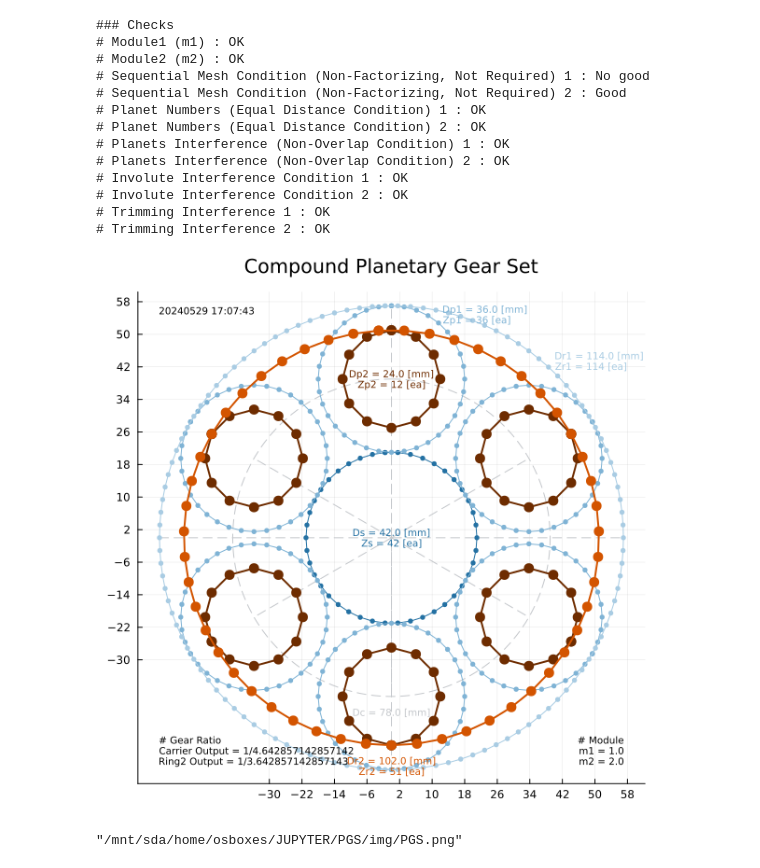
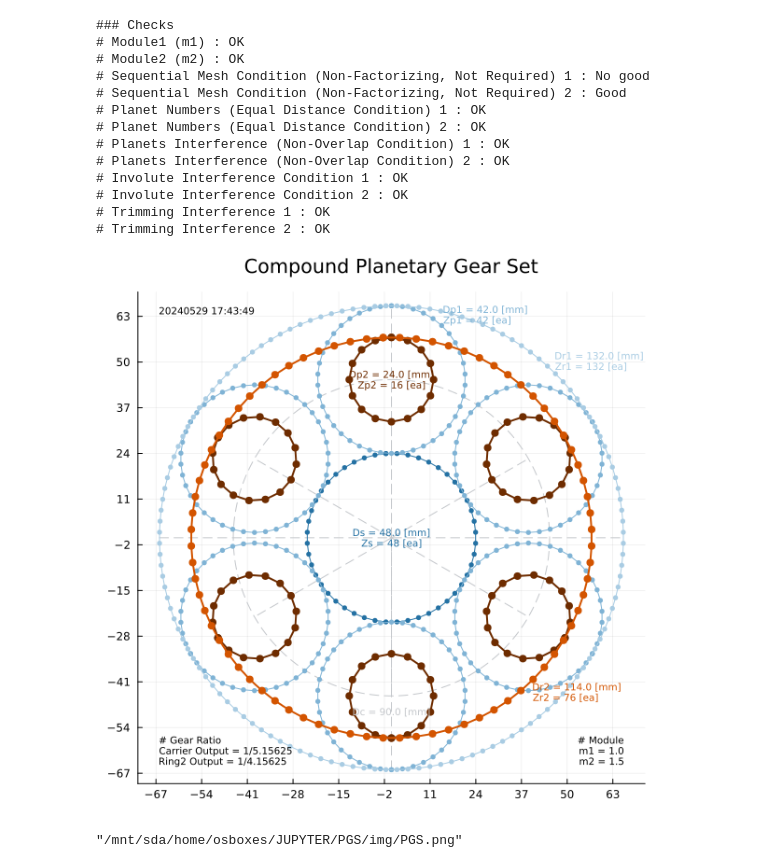
Before and after one commit to dymaxionkim/PGS, a Jupyter notebook: PGS.ipynb, the cells around one changed output. Drawn from its saved outputs; the diff is of its cells as text; code cells hidden in the pictures.

Commit message:
Debug on ticks

```diff
--- a/PGS.ipynb
+++ b/PGS.ipynb
@@ -7,10 +7,10 @@
 TYPE = 1; # Flag of type for Compound/Simple : 1 or 0
 alpha = 20.0; # Pressure Angle [deg]
 m1 = 1.0; # Module1
-m2 = 2.0; # Module2 (No need for Compound)
+m2 = 1.5; # Module2 (No need for Compound)
 Np = 6;  # Planets Number
-Ds = 42.0; # Dia Sun
-Dp1 = 36.0; # Dia Planet1
+Ds = 48.0; # Dia Sun
+Dp1 = 42.0; # Dia Planet1
 Dp2 = 24.0; # Dia Planet2 (No need for Compound)
 
 # Inputs for Plots
@@ -22,7 +22,7 @@ ColorRing1="#a9cce3"
 ColorPlanet2="#6e2c00" # (No need for Compound)
 ColorRing2="#d35400" # (No need for Compound)
 PlotSize=600;
-PlotTicks=15;
+PlotTicks=10;
 TextPos=1.1;
 TextSize=7;
 # %%
@@ -190,7 +190,7 @@ using Dates
 # Plots
 if TYPE==1 TITLE="Compound Planetary Gear Set" else TITLE="Simple Planetary Gear Set" end
 p=plot(aspect_ratio=:equal,legend=false,size=(PlotSize,PlotSize),
-    xticks=[-2*Dp1+Ds:round((2*Dp1+Ds)/PlotTicks):2*Dp1+Ds;],yticks=[-2*Dp1+Ds:round((2*Dp1+Ds)/PlotTicks):2*Dp1+Ds;],
+    xticks=[-2*Dp1-Ds:round((2*Dp1+Ds)/PlotTicks):2*Dp1+Ds;],yticks=[-2*Dp1-Ds:round((2*Dp1+Ds)/PlotTicks):2*Dp1+Ds;],
     title=TITLE)
 
 # Now
@@ -276,33 +276,33 @@ annotate!((Dr1/2)*cos(pi/4),(Dr1/2)*sin(pi/4),
 if TYPE==1
     tp2=[0:2*pi/Zp2:2*pi;]
     Xp2=(Dp2/2)*sin.(tp2)
     Yp2=(Dp2/2)*cos.(tp2).+(Dc/2)
     for i in [1:Np;]
         Xp2 = [Xp2 Xp2[:,1]*cos(2*pi*(i/Np)).-Yp2[:,1]*sin(2*pi*(i/Np))]
         Yp2 = [Yp2 Xp2[:,1]*sin(2*pi*(i/Np)).+Yp2[:,1]*cos(2*pi*(i/Np))]
         plot!(p,Xp2[:,i],Yp2[:,i],color=ColorPlanet2,linewidth=2)
         scatter!(p,Xp2[:,i],Yp2[:,i],markercolor=ColorPlanet2,markersize=MarkerSize*m2,markerstrokewidth=0)
     end
     annotate!(0,Dc/2,Plots.text("Dp2 = $Dp2 [mm]\nZp2 = $Zp2 [ea]",ColorPlanet2,:center,:center,TextSize))
 end
 
 # Ring2
 if TYPE==1
     tr2=[0:2*pi/Zr2:2*pi;]
     Xr2=(Dr2/2)*sin.(tr2)
     Yr2=(Dr2/2)*cos.(tr2)
     Xr22=Xr2
     Yr22=Yr2
     Xr22 = Xr2*cos(2*pi/(Zr2*2)).-Yr2*sin(2*pi/(Zr2*2))
     Yr22 = Xr2*sin(2*pi/(Zr2*2)).+Yr2*cos(2*pi/(Zr2*2))
     plot!(p,Xr22,Yr22,color=ColorRing2,linewidth=2)
     scatter!(p,Xr22,Yr22,markercolor=ColorRing2,markersize=MarkerSize*m2,markerstrokewidth=0)
-    annotate!(0,TextPos*(-Dr2/2),Plots.text("Dr2 = $Dr2 [mm]\nZr2 = $Zr2 [ea]",ColorRing2,:center,TextSize))
+    annotate!((Dr2/2)*cos(pi/4),(-Dr2/2)*sin(pi/4),Plots.text("Dr2 = $Dr2 [mm]\nZr2 = $Zr2 [ea]",ColorRing2,:left,:top,TextSize))
 end
 
 # Show
 display(p)
 savefig(p,"./img/PGS.png")
 # %% [output]
-[figure, old version]
+[figure, new version]
 "/mnt/sda/home/osboxes/JUPYTER/PGS/img/PGS.png"
```
Also changed, not shown: parts of 1 cell of this notebook, 1 other file.
